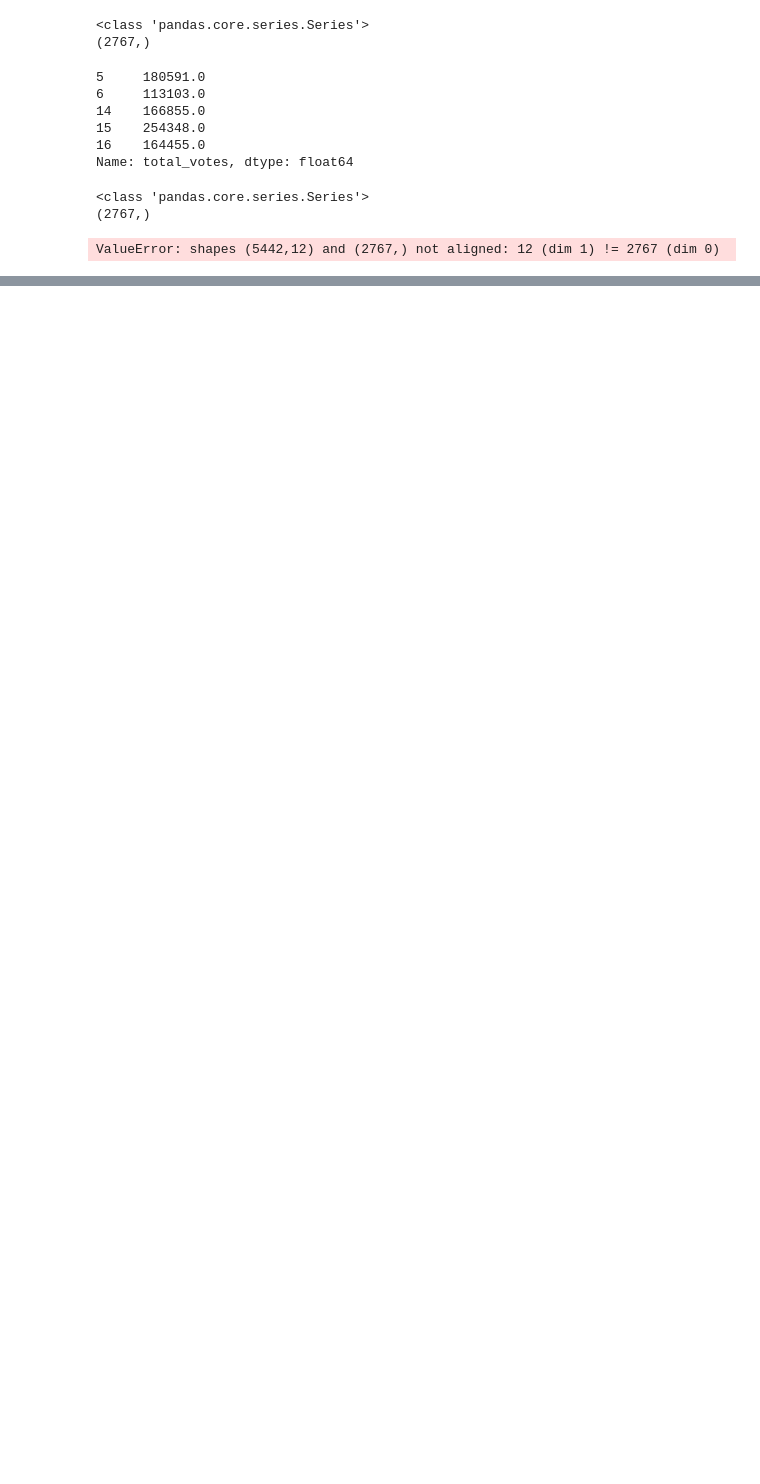
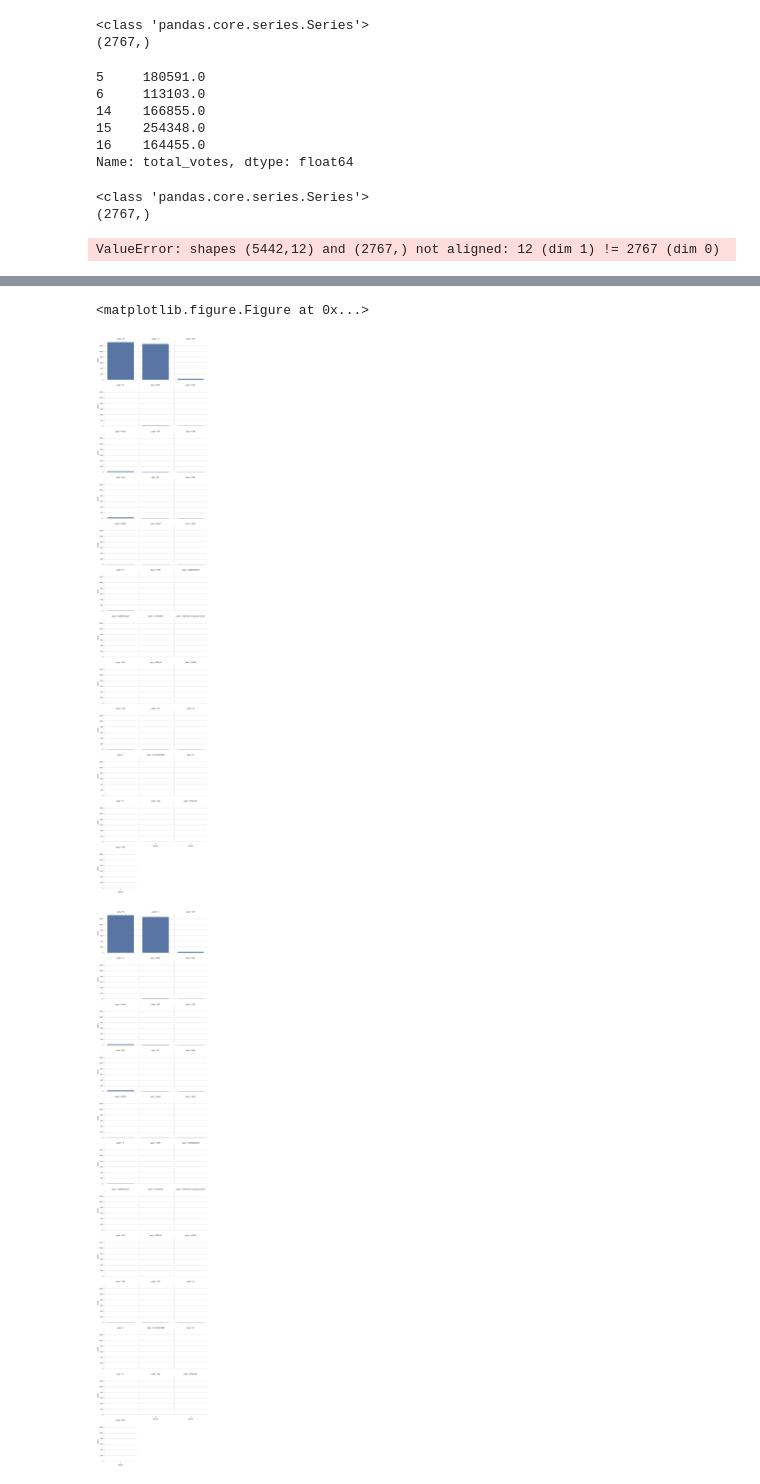
Before and after one commit to georgetown-analytics/four-thirty-five, a Jupyter notebook: 435_Analysis.ipynb, the cells around one changed output, grey strips where cells are left out. Cells and saved outputs as stored; diff of their text form; code cells hidden in the pictures; blank space fills up the shorter version.

```diff
--- a/435_Analysis.ipynb
+++ b/435_Analysis.ipynb
@@ -1964,3 +2018,8 @@ print("Mean Squared Error: %0.3f" % mse(expected, predicted))
 print("Coefficient of Determination: %0.3f" % r2_score(expected, predicted))
 # %% [output]
 ValueError: shapes (5442,12) and (2767,) not aligned: 12 (dim 1) != 2767 (dim 0)
+# %%
+sns.factorplot("winner", col="party", col_wrap=3,
+                   data=Winner[Winner.party.notnull()], kind="count", size=4, aspect=.8)
+plt.show()
+# %% [output]
@@ -1966,0 +2027,3 @@ ValueError: shapes (5442,12) and (2767,) not aligned: 12 (dim 1) != 2767 (dim 0)
+<matplotlib.figure.Figure at 0x...>
+[figure, added]
+[figure, added]
```
Also changed, not shown: parts of 52 cells of this notebook.
